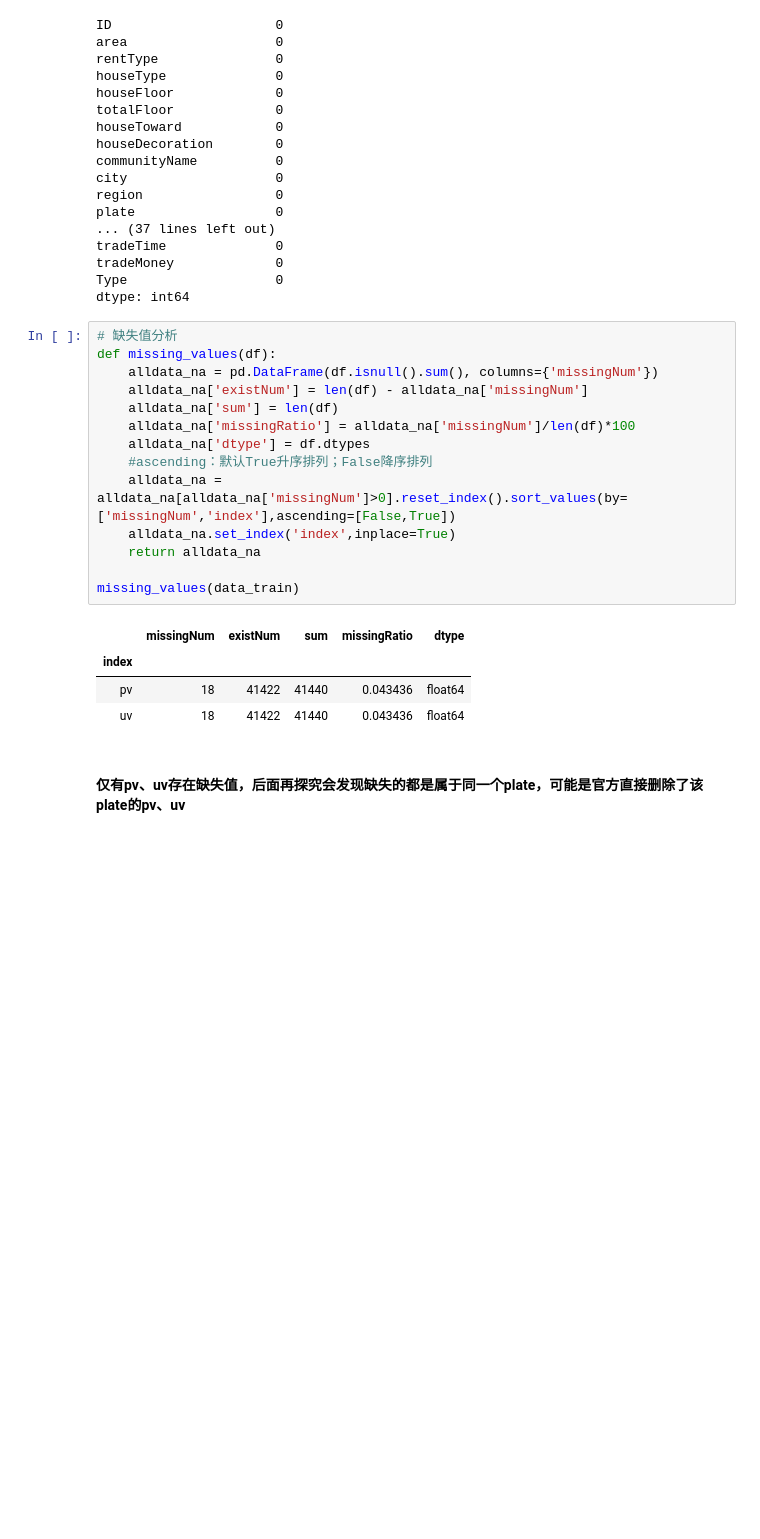
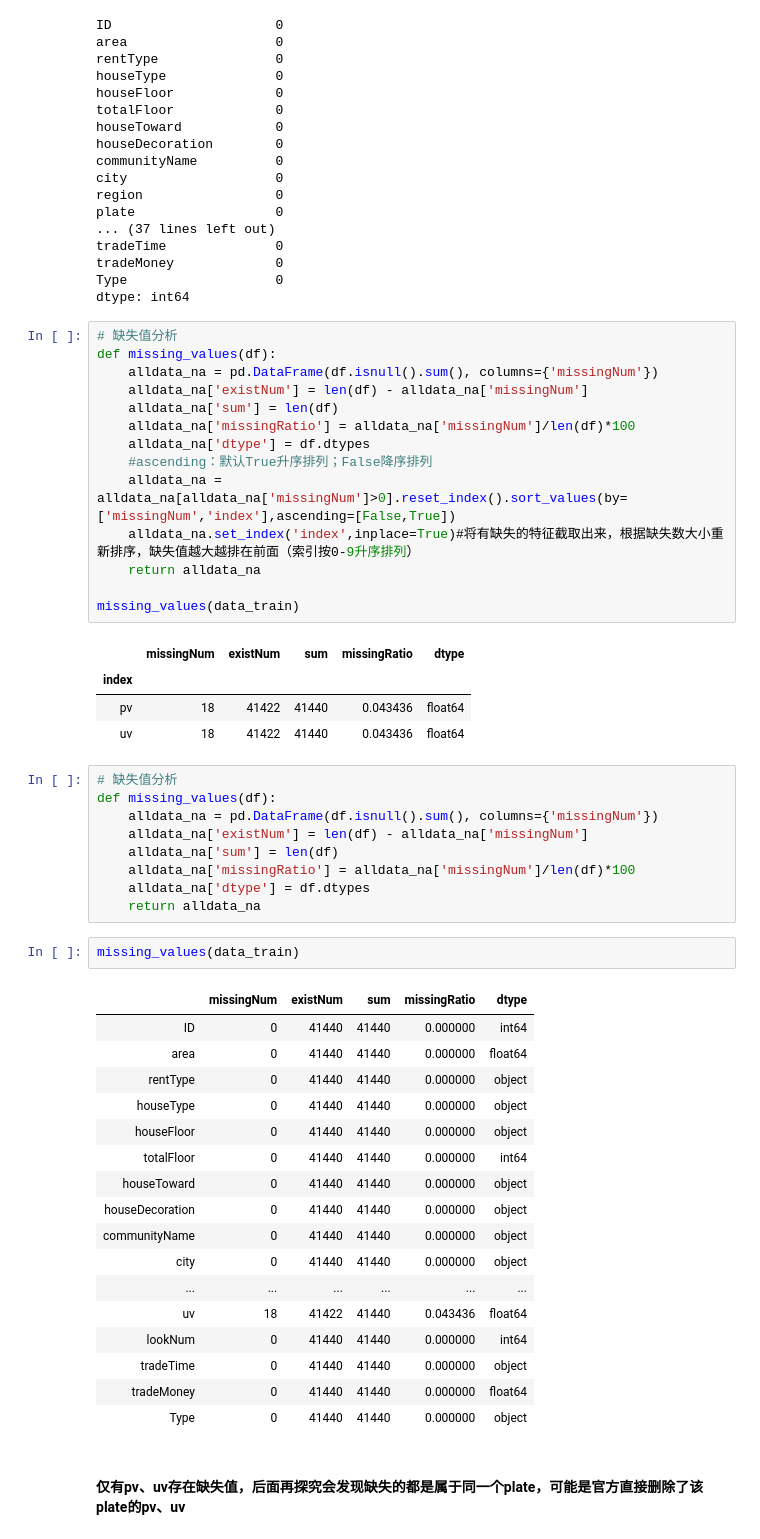
Before and after one commit to keduosou/Datawhale_learning_note, a Jupyter notebook: Task01.ipynb, the cells around one changed output. Cells and saved outputs as stored; diff of their text form; blank space fills up the shorter version.

```diff
--- a/Task01.ipynb
+++ b/Task01.ipynb
@@ -236,7 +236,7 @@ def missing_values(df):
     alldata_na['dtype'] = df.dtypes
     #ascending：默认True升序排列；False降序排列
     alldata_na = alldata_na[alldata_na['missingNum']>0].reset_index().sort_values(by=['missingNum','index'],ascending=[False,True])
-    alldata_na.set_index('index',inplace=True)
+    alldata_na.set_index('index',inplace=True)#将有缺失的特征截取出来，根据缺失数大小重新排序，缺失值越大越排在前面（索引按0-9升序排列）
     return alldata_na
 
 missing_values(data_train)
@@ -245,6 +245,35 @@ missing_values(data_train)
 | index |  |  |  |  |  |
 | pv | 18 | 41422 | 41440 | 0.043436 | float64 |
 | uv | 18 | 41422 | 41440 | 0.043436 | float64 |
+# %%
+# 缺失值分析
+def missing_values(df):
+    alldata_na = pd.DataFrame(df.isnull().sum(), columns={'missingNum'})
+    alldata_na['existNum'] = len(df) - alldata_na['missingNum']
+    alldata_na['sum'] = len(df)
+    alldata_na['missingRatio'] = alldata_na['missingNum']/len(df)*100
+    alldata_na['dtype'] = df.dtypes
+    return alldata_na
+# %%
+missing_values(data_train)
+# %% [output]
+|  | missingNum | existNum | sum | missingRatio | dtype |
+| ID | 0 | 41440 | 41440 | 0.000000 | int64 |
+| area | 0 | 41440 | 41440 | 0.000000 | float64 |
+| rentType | 0 | 41440 | 41440 | 0.000000 | object |
+| houseType | 0 | 41440 | 41440 | 0.000000 | object |
+| houseFloor | 0 | 41440 | 41440 | 0.000000 | object |
+| totalFloor | 0 | 41440 | 41440 | 0.000000 | int64 |
+| houseToward | 0 | 41440 | 41440 | 0.000000 | object |
+| houseDecoration | 0 | 41440 | 41440 | 0.000000 | object |
+| communityName | 0 | 41440 | 41440 | 0.000000 | object |
+| city | 0 | 41440 | 41440 | 0.000000 | object |
+| ... | ... | ... | ... | ... | ... |
+| uv | 18 | 41422 | 41440 | 0.043436 | float64 |
+| lookNum | 0 | 41440 | 41440 | 0.000000 | int64 |
+| tradeTime | 0 | 41440 | 41440 | 0.000000 | object |
+| tradeMoney | 0 | 41440 | 41440 | 0.000000 | float64 |
+| Type | 0 | 41440 | 41440 | 0.000000 | object |
 # %% [markdown]
 #### 仅有pv、uv存在缺失值，后面再探究会发现缺失的都是属于同一个plate，可能是官方直接删除了该plate的pv、uv
 # %% [markdown]
```
